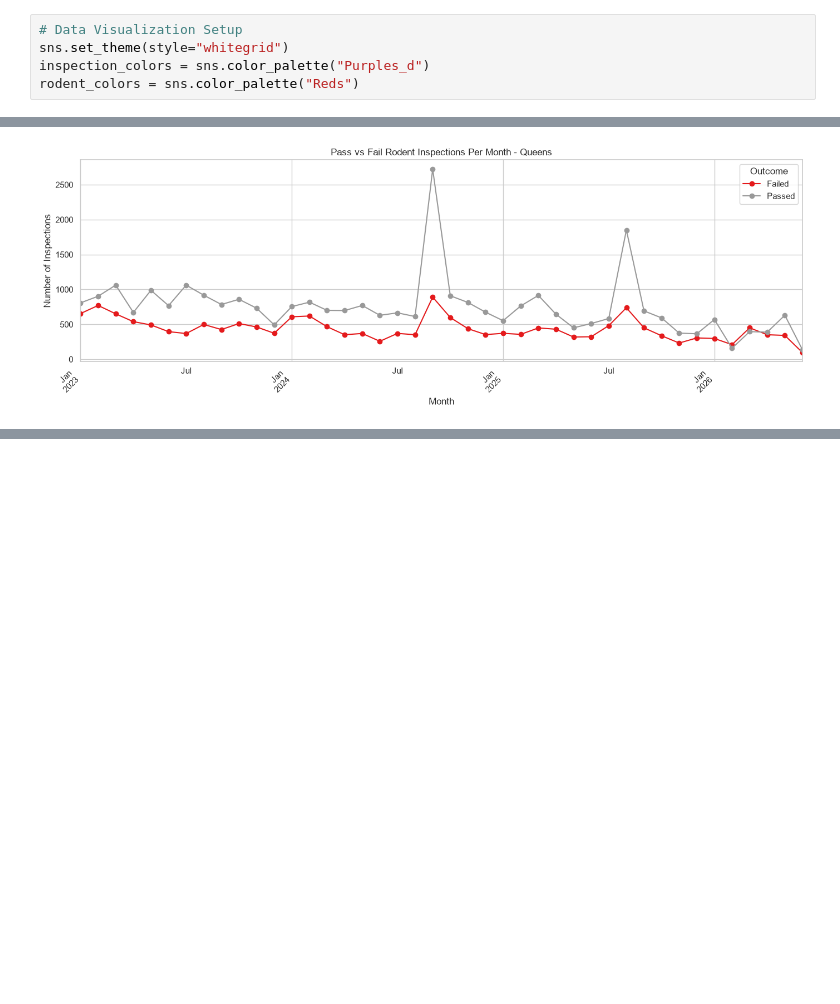
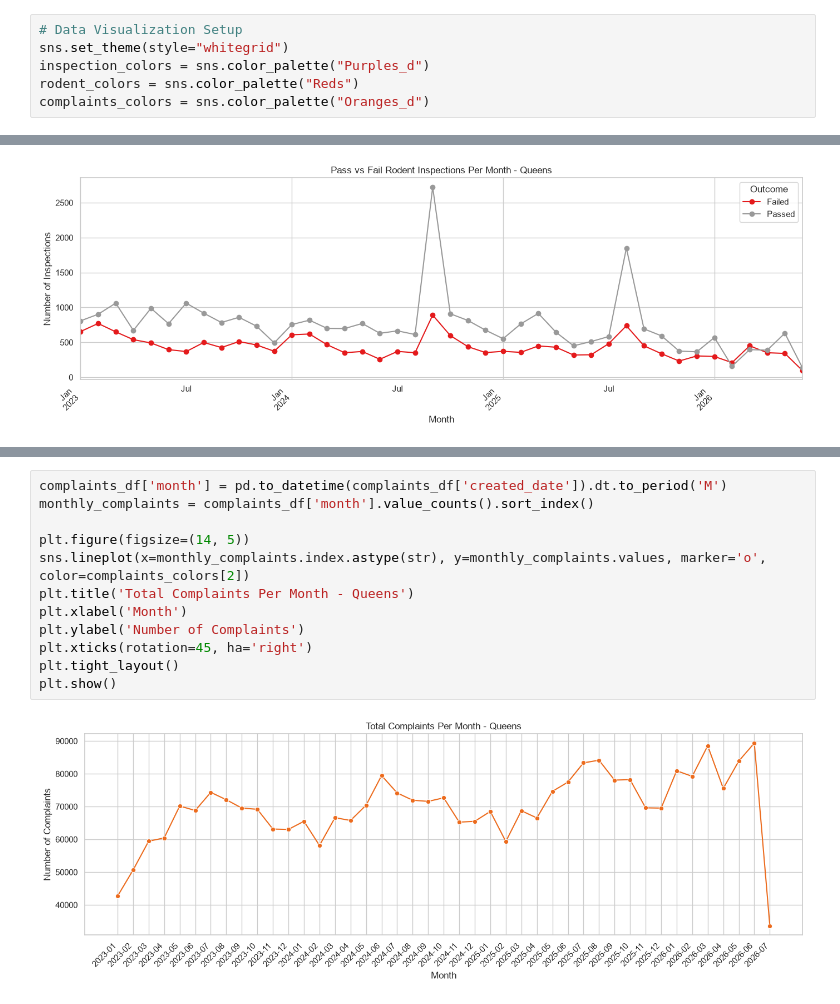
Before and after one commit to ac11599/nyc-restaurant-inspections, a Jupyter notebook: NYC-restaurant-inspections.ipynb, the cells around one changed output, grey strips where cells are left out. Saved outputs shown, nothing was run; the diff lists cells and outputs as text; blank space fills up the shorter version.

```diff
--- a/NYC-restaurant-inspections.ipynb
+++ b/NYC-restaurant-inspections.ipynb
@@ -74,6 +74,7 @@ complaints_df = pd.read_csv(StringIO(response.text))
 sns.set_theme(style="whitegrid")
 inspection_colors = sns.color_palette("Purples_d")
 rodent_colors = sns.color_palette("Reds")
+complaints_colors = sns.color_palette("Oranges_d")
 # %% [markdown]
 ---
 # %% [markdown]
@@ -336,0 +462,14 @@ plt.show()
+# %%
+complaints_df['month'] = pd.to_datetime(complaints_df['created_date']).dt.to_period('M')
+monthly_complaints = complaints_df['month'].value_counts().sort_index()
+
+plt.figure(figsize=(14, 5))
+sns.lineplot(x=monthly_complaints.index.astype(str), y=monthly_complaints.values, marker='o', color=complaints_colors[2])
+plt.title('Total Complaints Per Month - Queens')
+plt.xlabel('Month')
+plt.ylabel('Number of Complaints')
+plt.xticks(rotation=45, ha='right')
+plt.tight_layout()
+plt.show()
+# %% [output]
+[figure, added]
```
Also changed, not shown: parts of 13 cells of this notebook.
